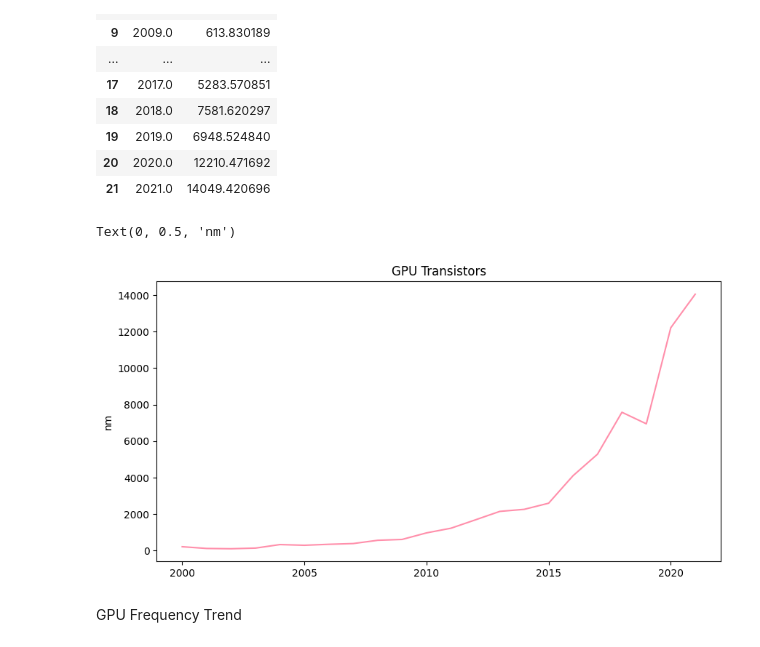
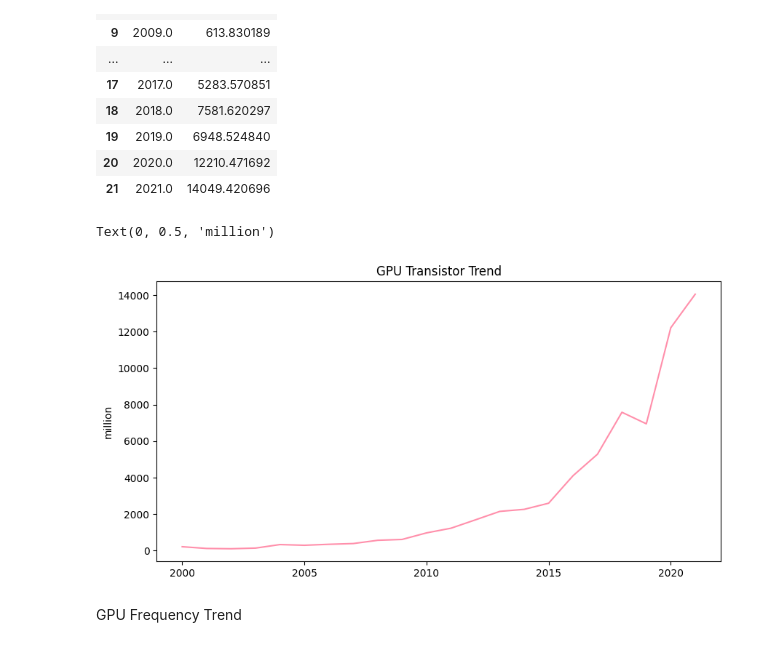
Before and after one commit to WendyInft/MATHEDA-INFANTE, a Jupyter notebook: WK8-Exploratory-Data-Analysis/Exercise/WK8-Exploratory-Data-Analysis.ipynb, the cells around one changed output. Saved outputs shown, nothing was run; the diff lists cells and outputs as text; code cells hidden in the pictures.

```diff
--- a/WK8-Exploratory-Data-Analysis/Exercise/WK8-Exploratory-Data-Analysis.ipynb
+++ b/WK8-Exploratory-Data-Analysis/Exercise/WK8-Exploratory-Data-Analysis.ipynb
@@ -667,11 +666,11 @@ df_ps
 # %%
 plt.figure(figsize=(10,5))
 plt.plot(df_ps['Year'],df_ps['Transistors'], color='#FF8FAB')
-plt.title('GPU Transistors')
-plt.ylabel('nm')
+plt.title('GPU Transistor Trend')
+plt.ylabel('million')
 # %% [output]
-Text(0, 0.5, 'nm')
+Text(0, 0.5, 'million')
-[figure, old version]
+[figure, new version]
 # %% [markdown]
 GPU Frequency Trend
 # %%
```
Also changed, not shown: parts of 6 cells of this notebook.
